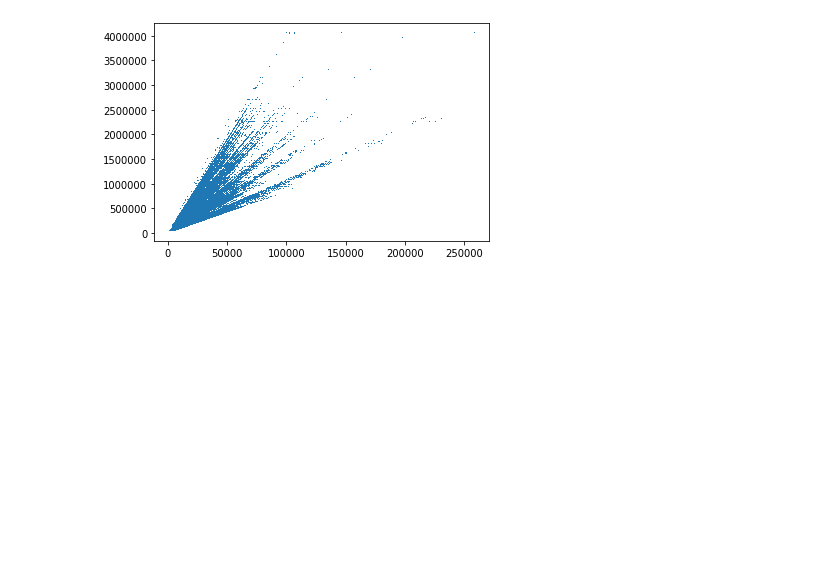
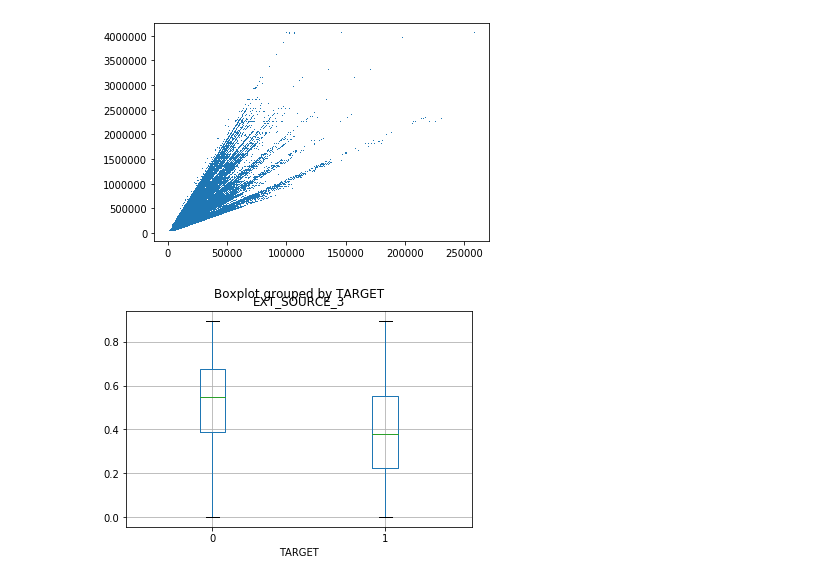
Before and after one commit to francislin871206/4th-ML100Days, a Jupyter notebook: Day_015_HW_practice.ipynb, the cells around one changed output. Cells and saved outputs as stored; diff of their text form; code cells hidden in the pictures; blank space fills up the shorter version.

```diff
--- a/Day_015_HW_practice.ipynb
+++ b/Day_015_HW_practice.ipynb
@@ -195,3 +195,8 @@ plt.show()
 # %% [output]
 [figure]
 [figure]
+# %%
+app_train.boxplot(column = 'EXT_SOURCE_3',by = 'TARGET' )
+plt.show()
+# %% [output]
+[figure, added]
```
